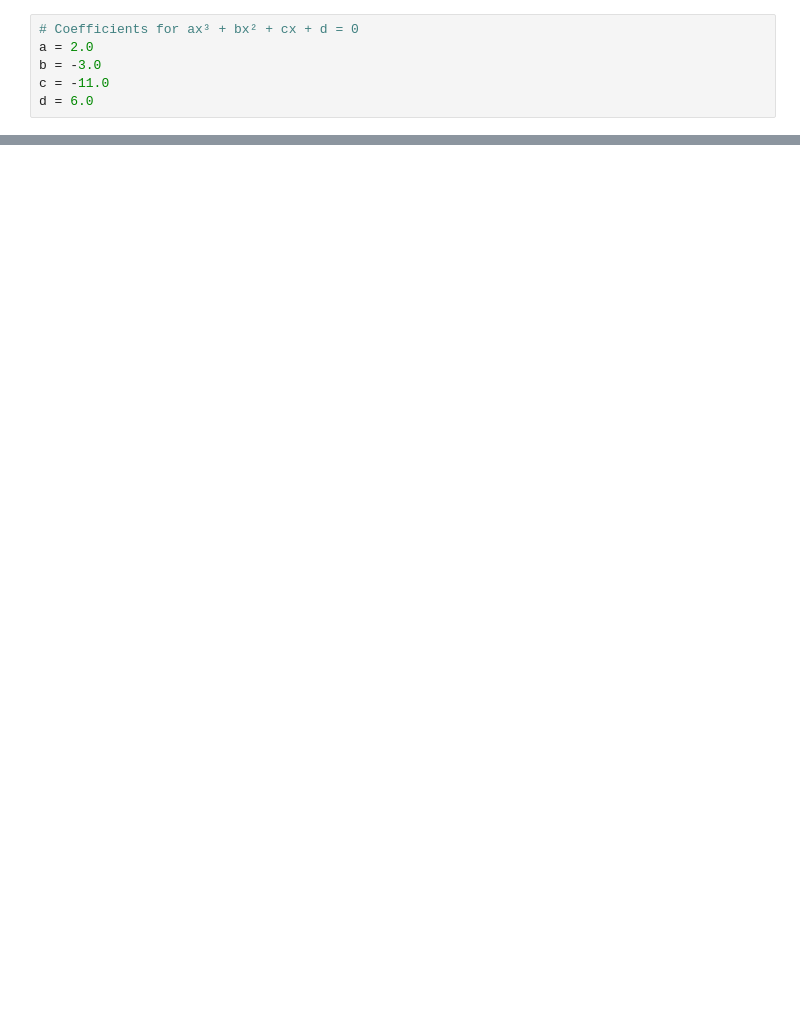
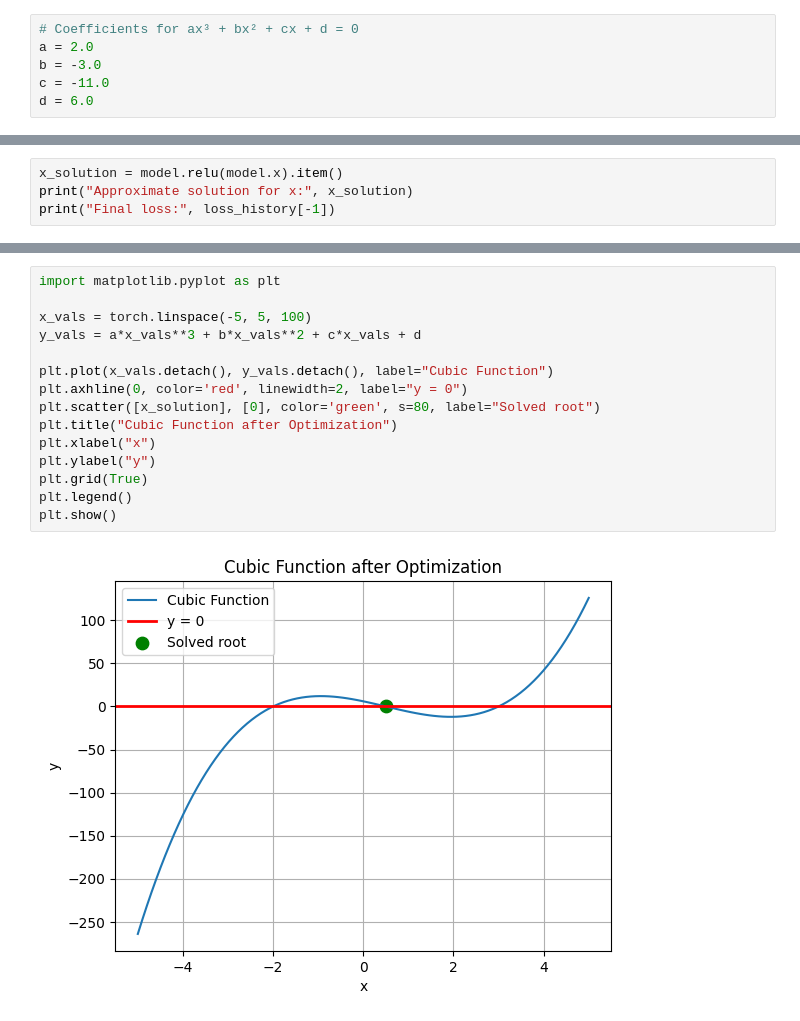
Before and after one commit to jairajrenjith/Cubic-Equation-Solver-PyTorch, a Jupyter notebook: cubic_equation_solver_pytorch.ipynb, the cells around one changed output, grey strips where cells are left out. Drawn from its saved outputs; the diff is of its cells as text; blank space fills up the shorter version.

```diff
--- a/cubic_equation_solver_pytorch.ipynb
+++ b/cubic_equation_solver_pytorch.ipynb
@@ -76,0 +59,4 @@ plt.show()
+# %%
+x_solution = model.relu(model.x).item()
+print("Approximate solution for x:", x_solution)
+print("Final loss:", loss_history[-1])
@@ -76,0 +94,17 @@ plt.show()
+# %%
+import matplotlib.pyplot as plt
+
+x_vals = torch.linspace(-5, 5, 100)
+y_vals = a*x_vals**3 + b*x_vals**2 + c*x_vals + d
+
+plt.plot(x_vals.detach(), y_vals.detach(), label="Cubic Function")
+plt.axhline(0, color='red', linewidth=2, label="y = 0")
+plt.scatter([x_solution], [0], color='green', s=80, label="Solved root")
+plt.title("Cubic Function after Optimization")
+plt.xlabel("x")
+plt.ylabel("y")
+plt.grid(True)
+plt.legend()
+plt.show()
+# %% [output]
+[figure, added]
```
Also changed, not shown: parts of 10 cells of this notebook.
